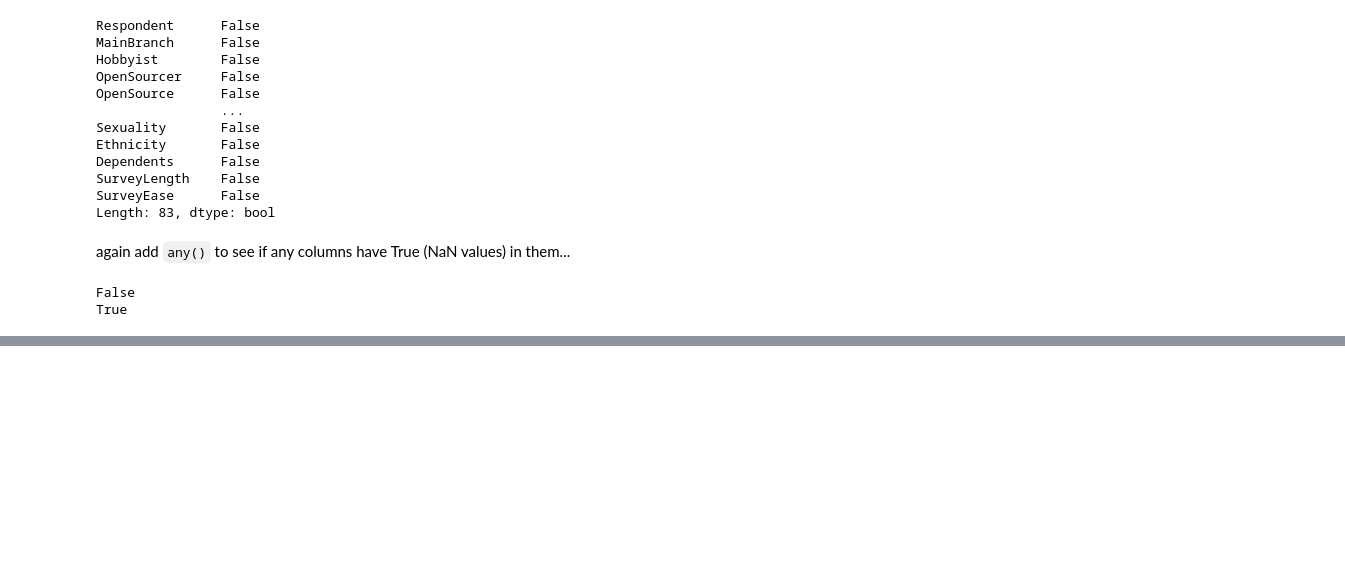
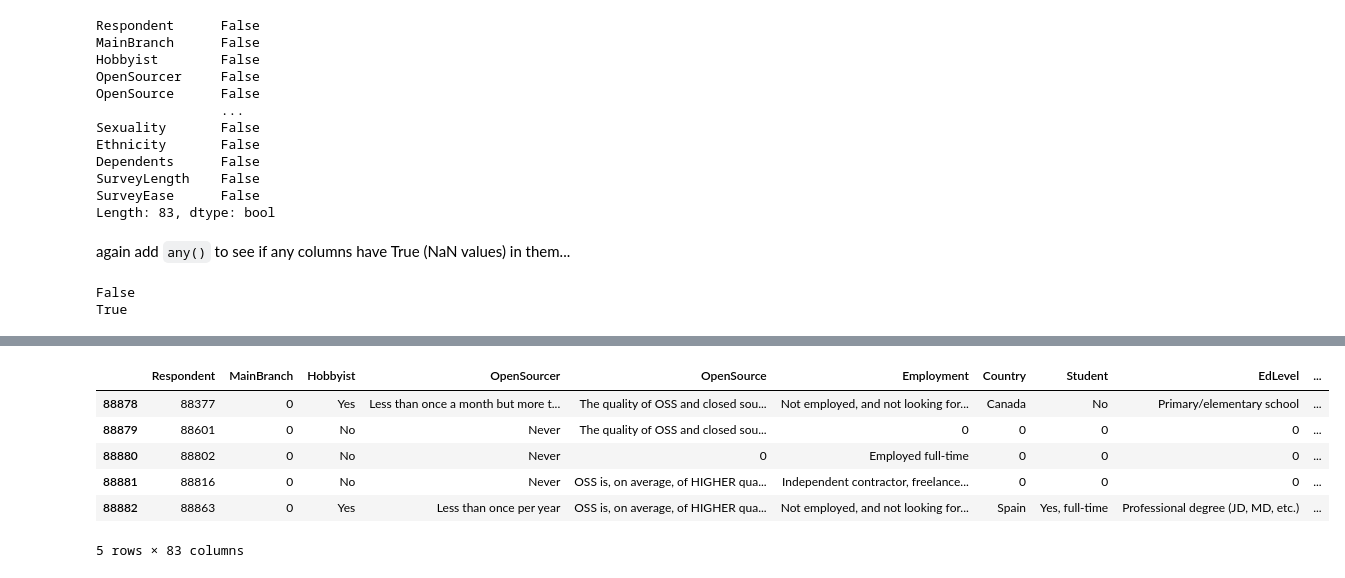
Before and after one commit to YatinAdityaT/Drishti-workshop, a Jupyter notebook: BasicsOfNumpyPandasMatplotlib.ipynb, the cells around one changed output, grey strips where cells are left out. Saved outputs shown, nothing was run; the diff lists cells and outputs as text; code cells hidden in the pictures; blank space fills up the shorter version.

Commit message:
add fillna and dropna

```diff
--- a/BasicsOfNumpyPandasMatplotlib.ipynb
+++ b/BasicsOfNumpyPandasMatplotlib.ipynb
@@ -1272,0 +1247,4 @@ print("df_copy4",df_copy4.tail())
+# %%
+df_copy2 = df.tail().copy()# we will only be seeing the changes on the last 5 elements else it will take too long
+df_copy3 = df.tail().copy()# we will only be seeing the changes on the last 5 elements else it will take too long
+df_copy4 = df.tail().copy()# we will only be seeing the changes on the last 5 elements else it will take too long
@@ -1272,0 +1261,12 @@ print("df_copy4",df_copy4.tail())
+# %%
+df_copy2.fillna(0,inplace = True)
+df_copy2.tail()
+# fillna(0) replaces all values with 0. Even things like Country are set to 0 (which doesn't make sense...)
+# %% [output]
+|  | Respondent | MainBranch | Hobbyist | OpenSourcer | OpenSource | Employment | Country | Student | EdLevel | ... |
+| 88878 | 88377 | 0 | Yes | Less than once a month but more t... | The quality of OSS and closed sou... | Not employed, and not looking for... | Canada | No | Primary/elementary school | ... |
+| 88879 | 88601 | 0 | No | Never | The quality of OSS and closed sou... | 0 | 0 | 0 | 0 | ... |
+| 88880 | 88802 | 0 | No | Never | 0 | Employed full-time | 0 | 0 | 0 | ... |
+| 88881 | 88816 | 0 | No | Never | OSS is, on average, of HIGHER qua... | Independent contractor, freelance... | 0 | 0 | 0 | ... |
+| 88882 | 88863 | 0 | Yes | Less than once per year | OSS is, on average, of HIGHER qua... | Not employed, and not looking for... | Spain | Yes, full-time | Professional degree (JD, MD, etc.) | ... |
+5 rows × 83 columns
```
Also changed, not shown: parts of 13 cells of this notebook.
